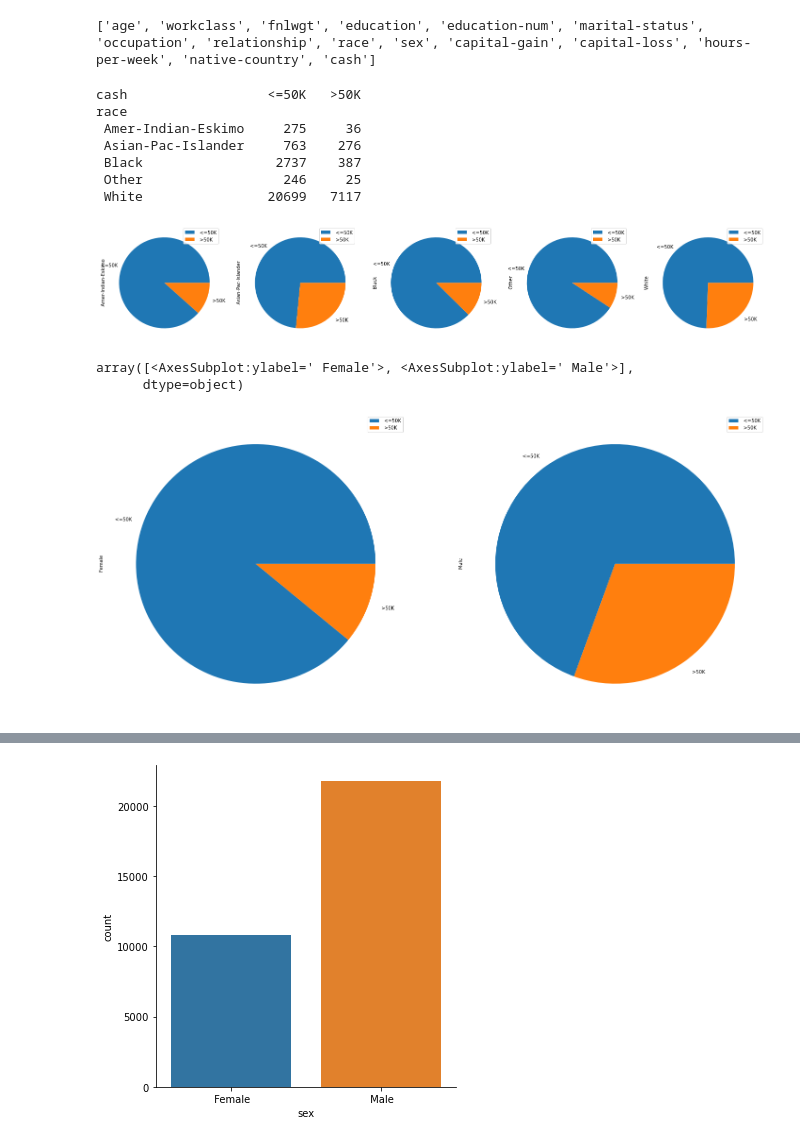
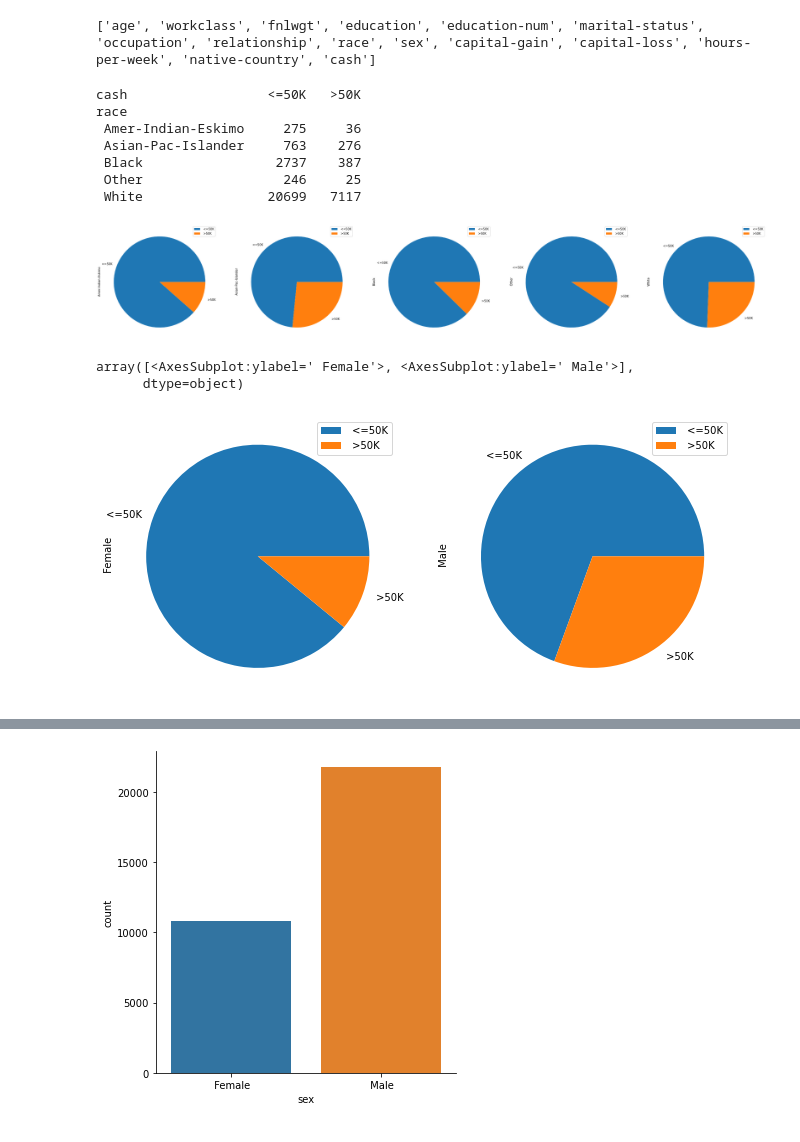
Before and after one commit to astind/578-group-proj, a Jupyter notebook: src/dastin.ipynb, the cells around one changed output, grey strips where cells are left out. Cells and saved outputs as stored; diff of their text form; code cells hidden in the pictures.

```diff
--- a/src/dastin.ipynb
+++ b/src/dastin.ipynb
@@ -55,7 +55,7 @@ df_test = df_test.astype({
 #start testing visualizations
 
 rcross = pd.crosstab(df_train['race'], df_train['cash'])
-rcross.T.plot.pie(subplots=True, figsize=(25,12))
+rcross.T.plot.pie(subplots=True, figsize=(40,12))
 print(rcross)
 # %% [output]
 cash                  <=50K   >50K
@@ -65,14 +65,14 @@ race
  Black                 2737    387
  Other                  246     25
  White                20699   7117
-[figure, old version]
+[figure, new version]
 # %%
 sexcross = pd.crosstab(df_train['sex'], df_train['cash'])
-sexcross.T.plot.pie(subplots=True, figsize=(25,12))
+sexcross.T.plot.pie(subplots=True, figsize=(11,12))
 # %% [output]
 array([<AxesSubplot:ylabel=' Female'>, <AxesSubplot:ylabel=' Male'>],
       dtype=object)
-[figure, old version]
+[figure, new version]
 # %%
 # Race & Sex Visualizaitons
 print(df_train[['sex', 'race', 'cash']])
```
Also changed, not shown: parts of 2 cells of this notebook.
